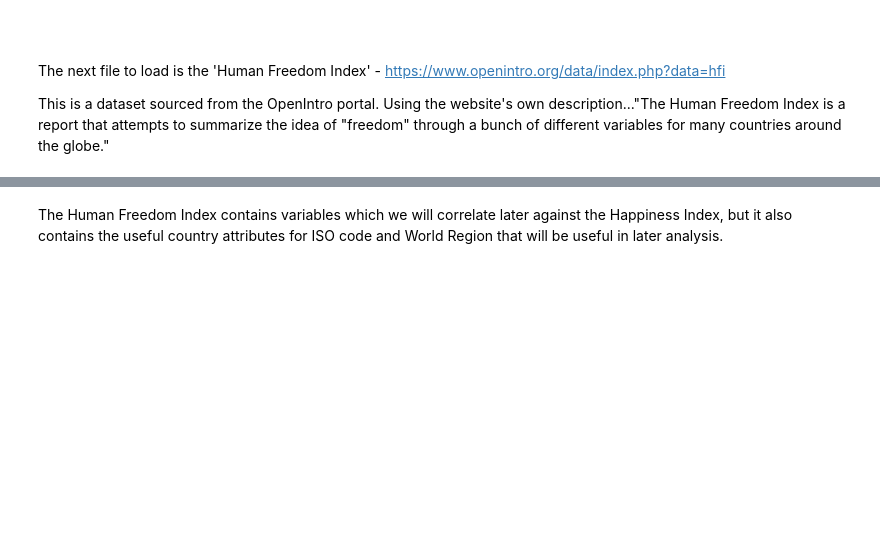
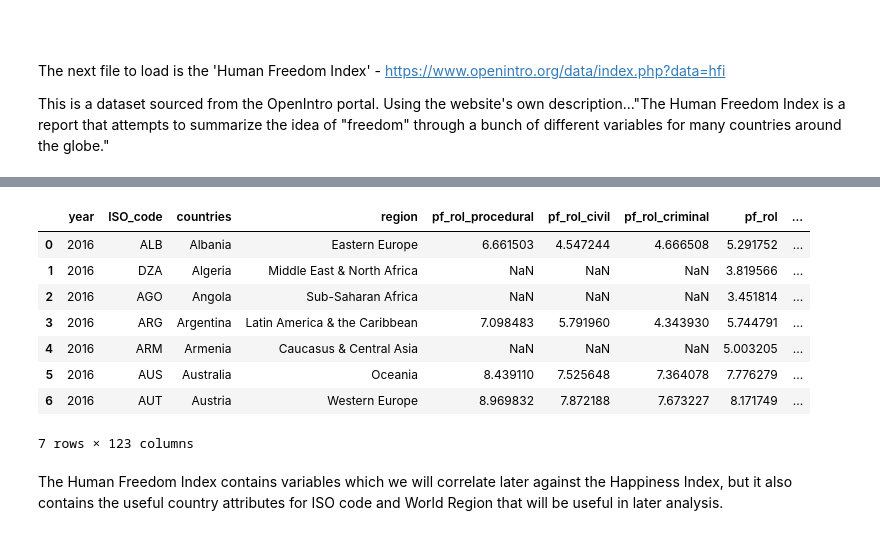
Before and after one commit to JackDaedalus/WWD_CA1, a Jupyter notebook: WWD CA1 Next Pass.ipynb, the cells around one changed output, grey strips where cells are left out. Cells and saved outputs as stored; diff of their text form; code cells hidden in the pictures; blank space fills up the shorter version.

```diff
--- a/WWD CA1 Next Pass.ipynb
+++ b/WWD CA1 Next Pass.ipynb
@@ -106,3 +117,15 @@ df_HumanFreedomIndex = pd.read_csv('humanfreedomind.csv')
+# %%
+df_HumanFreedomIndex.head(7)
+# %% [output]
+|  | year | ISO_code | countries | region | pf_rol_procedural | pf_rol_civil | pf_rol_criminal | pf_rol | ... |
+| 0 | 2016 | ALB | Albania | Eastern Europe | 6.661503 | 4.547244 | 4.666508 | 5.291752 | ... |
+| 1 | 2016 | DZA | Algeria | Middle East & North Africa | NaN | NaN | NaN | 3.819566 | ... |
+| 2 | 2016 | AGO | Angola | Sub-Saharan Africa | NaN | NaN | NaN | 3.451814 | ... |
+| 3 | 2016 | ARG | Argentina | Latin America & the Caribbean | 7.098483 | 5.791960 | 4.343930 | 5.744791 | ... |
+| 4 | 2016 | ARM | Armenia | Caucasus & Central Asia | NaN | NaN | NaN | 5.003205 | ... |
+| 5 | 2016 | AUS | Australia | Oceania | 8.439110 | 7.525648 | 7.364078 | 7.776279 | ... |
+| 6 | 2016 | AUT | Austria | Western Europe | 8.969832 | 7.872188 | 7.673227 | 8.171749 | ... |
+7 rows × 123 columns
 # %% [markdown]
 The Human Freedom Index contains variables which we will correlate later against the Happiness Index, but it also contains the useful country attributes for ISO code and World Region that will be useful in later analysis.
 # %% [markdown]
```
Also changed, not shown: parts of 32 cells of this notebook, 1 other file.
